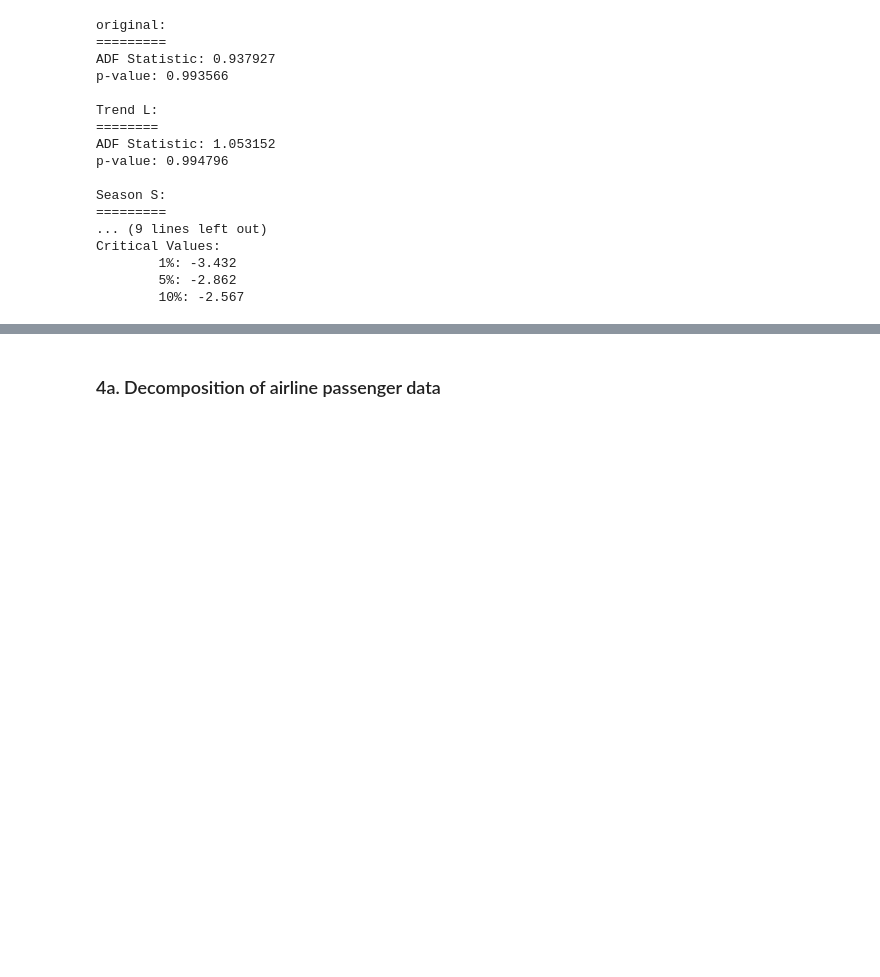
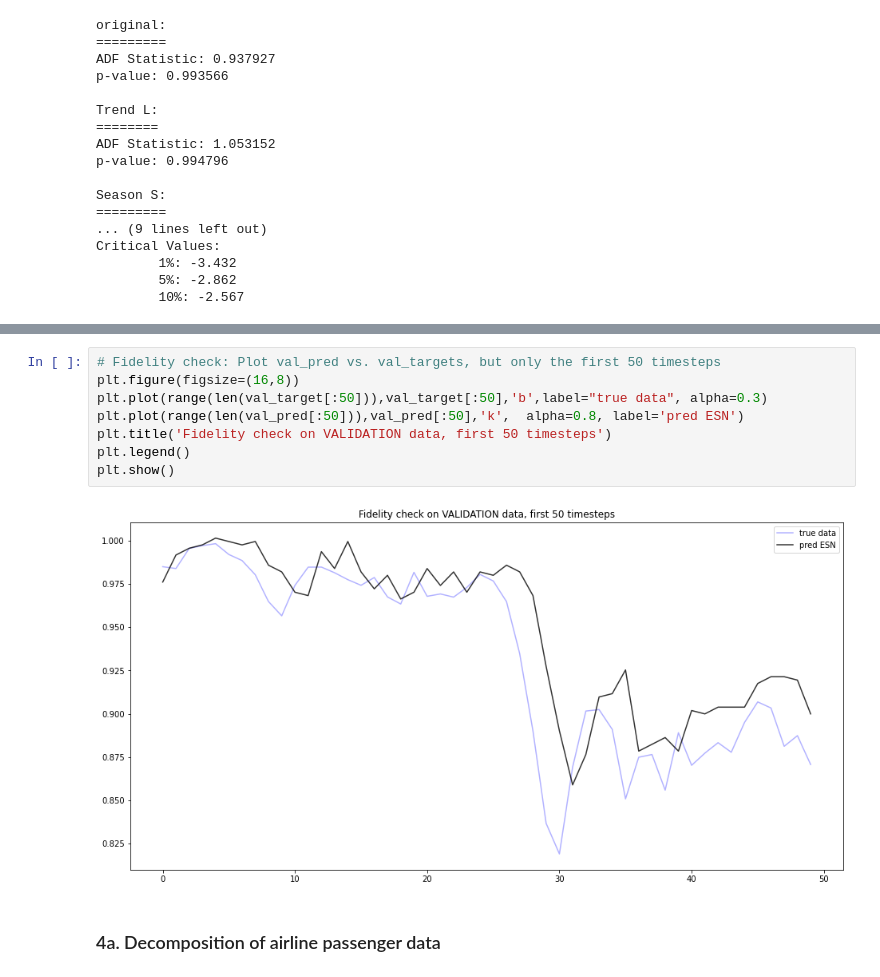
Before and after one commit to MarcoLandtHayen/EchoStateNetworks, a Jupyter notebook: notebooks/ESN_wrapUP_decomposition_and_DeepESN.ipynb, the cells around one changed output, grey strips where cells are left out. Cells and saved outputs as stored; diff of their text form; blank space fills up the shorter version.

```diff
--- a/notebooks/ESN_wrapUP_decomposition_and_DeepESN.ipynb
+++ b/notebooks/ESN_wrapUP_decomposition_and_DeepESN.ipynb
@@ -251,3 +444,13 @@ Critical Values:
+# %%
+# Fidelity check: Plot val_pred vs. val_targets, but only the first 50 timesteps
+plt.figure(figsize=(16,8))
+plt.plot(range(len(val_target[:50])),val_target[:50],'b',label="true data", alpha=0.3)
+plt.plot(range(len(val_pred[:50])),val_pred[:50],'k',  alpha=0.8, label='pred ESN')
+plt.title('Fidelity check on VALIDATION data, first 50 timesteps')
+plt.legend()
+plt.show()
+# %% [output]
+[figure, added]
 # %% [markdown]
 ### 4a. Decomposition of airline passenger data
 # %%
```
Also changed, not shown: parts of 22 cells of this notebook, 1 other file.
